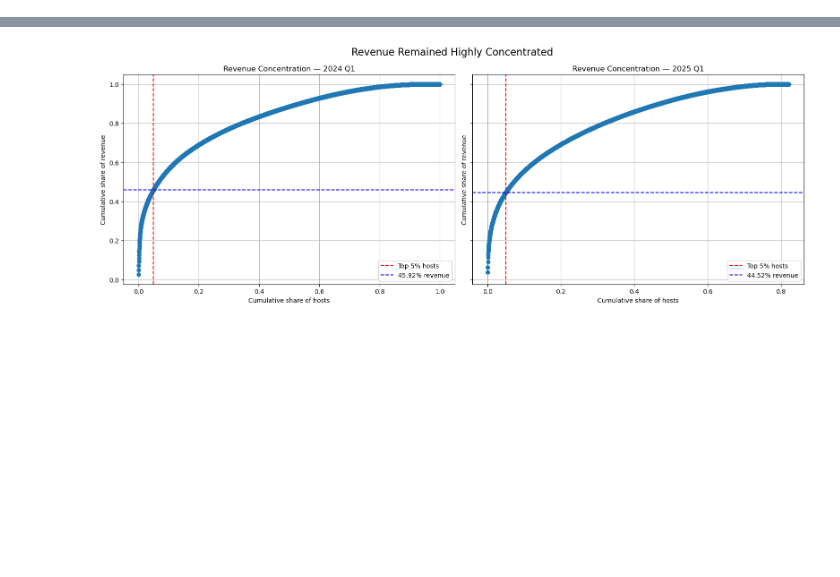
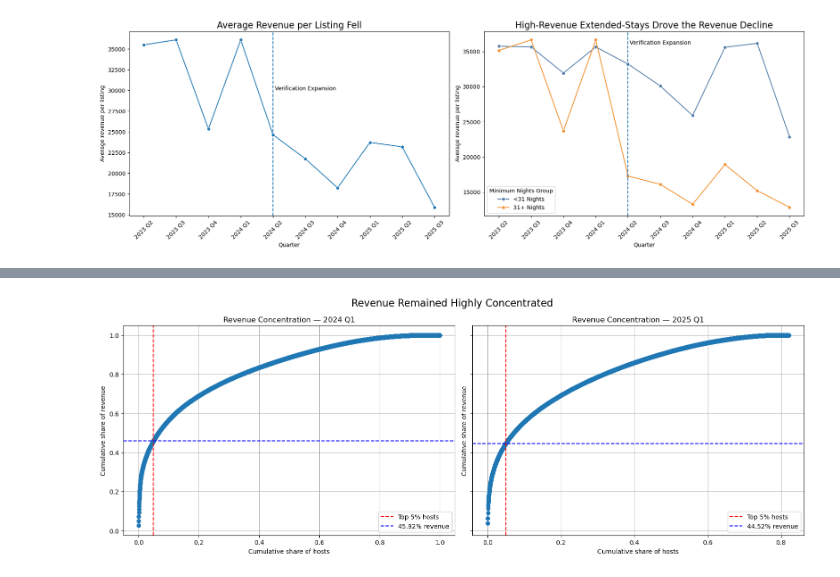
Before and after one commit to johbry17/Capital-Crashpad, a Jupyter notebook: notebooks/case_study.ipynb, the cells around one changed output, grey strips where cells are left out. Saved outputs shown, nothing was run; the diff lists cells and outputs as text; code cells hidden in the pictures; blank space fills up the shorter version.

```diff
--- a/notebooks/case_study.ipynb
+++ b/notebooks/case_study.ipynb
@@ -163,0 +171,73 @@ plt.show()
+# %%
+# total revenue per quarter + average projected annual revenue per listing, from a given quarter
+df_total = pd.read_sql(
+    """
+    SELECT
+        quarter,
+        quarter_index,
+        SUM(price * (365 - availability_365)) AS total_revenue,
+        COUNT(*) AS listings_count
+    FROM listings_long
+    GROUP BY quarter, quarter_index
+    ORDER BY quarter_index;
+    """,
+    engine,
+    )
+
+df_total["avg_revenue_per_listing"] = df_total["total_revenue"] / df_total["listings_count"]
+
+# average revenue per listing for 31+ minimum nights vs <31 minimum nights, by quarter
+df_group = pd.read_sql(
+    """
+    SELECT
+        quarter,
+        quarter_index,
+        CASE WHEN minimum_nights >= 31 THEN '31+ Nights' ELSE '<31 Nights' END AS min_nights_group,
+        AVG(price * (365 - availability_365)) AS avg_revenue_per_listing
+    FROM listings_long
+    GROUP BY quarter, quarter_index, min_nights_group
+    ORDER BY quarter_index, min_nights_group;
+    """,
+    engine,
+    )
+
+fig, axes = plt.subplots(1, 2, figsize=(18, 6))
+
+# average revenue per listing
+sns.lineplot(data=df_total, x="quarter", y="avg_revenue_per_listing", marker="o", ax=axes[0])
+axes[0].set_title("Average Revenue per Listing Fell", fontsize=16)
+axes[0].set_xlabel("Quarter")
+axes[0].set_ylabel("Average revenue per listing")
+axes[0].tick_params(axis='x', rotation=45)
+labels = [label.get_text().replace("_", " ") for label in axes[0].get_xticklabels()]
+axes[0].set_xticklabels(labels)
+axes[0].axvline(x="2024_Q2", linestyle="--")
+axes[0].text("2024_Q2", 30000, " Verification Expansion")
+
+# average revenue per listing by minimum nights group
+sns.lineplot(
+    data=df_group,
+    x="quarter",
+    y="avg_revenue_per_listing",
+    hue="min_nights_group",
+    palette = {"<31 Nights": "#4e79a7", "31+ Nights": "#f28e2b"},
+    marker="o",
+    ax=axes[1],
+    )
+axes[1].set_title("High-Revenue Extended-Stays Drove the Revenue Decline", fontsize=16)
+axes[1].set_xlabel("Quarter")
+axes[1].set_ylabel("Average revenue per listing")
+axes[1].tick_params(axis='x', rotation=45)
+labels = [label.get_text().replace("_", " ") for label in axes[1].get_xticklabels()]
+axes[1].set_xticklabels(labels)
+axes[1].axvline(x="2024_Q2", linestyle="--")
+axes[1].text("2024_Q2", 36000, " Verification Expansion")
+handles, labels = axes[1].get_legend_handles_labels()
+order = ["<31 Nights", "31+ Nights"]  # desired order
+ordered_handles = [handles[labels.index(l)] for l in order]
+axes[1].legend(ordered_handles, order, title="Minimum Nights Group")
+
+plt.tight_layout()
+plt.show()
+# %% [output]
+[figure, added]
```
Also changed, not shown: parts of 24 cells of this notebook, 1 other file.
